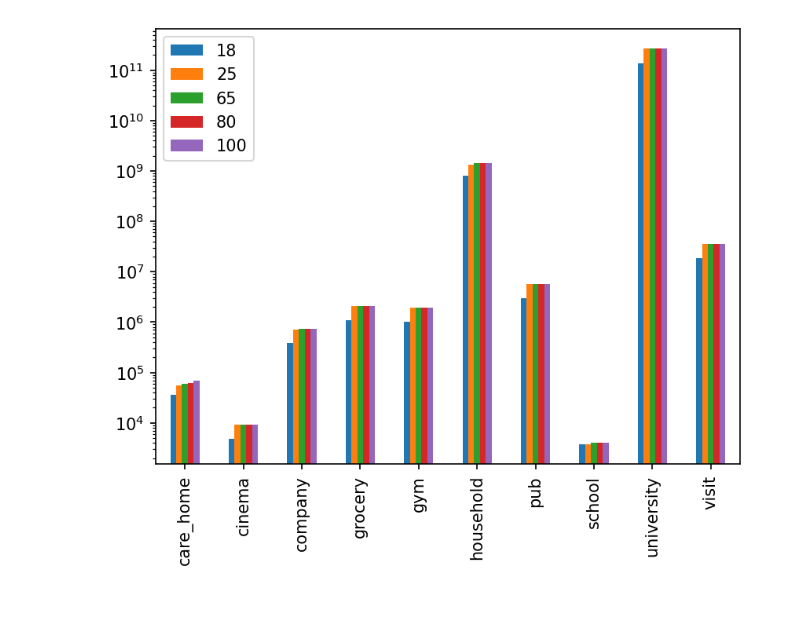
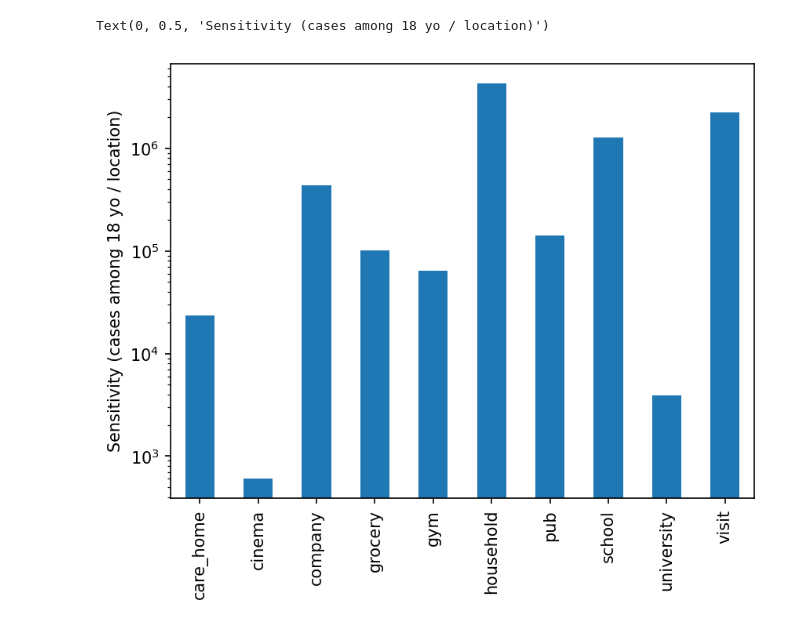
Before and after one commit to LargeAgentCollider/torch_june_analyser, a Jupyter notebook: notebooks/tests.ipynb, the cells around one changed output. Drawn from its saved outputs; the diff is of its cells as text; code cells hidden in the pictures.

```diff
--- a/notebooks/tests.ipynb
+++ b/notebooks/tests.ipynb
@@ -13,3 +13,5 @@ import matplotlib.pyplot as plt
 # %%
-an = Analyser.from_file("../../GradABM/Data/June/best_run.yaml")
+cc = yaml.safe_load(open("../../GradABM/Data/June/best_run.yaml"))
+cc["system"]["device"] = "cpu"
+an = Analyser.from_parameters(cc)
 an.run()
@@ -18 +18,3 @@ AttributeError: 'NodeStorage' object has no attribute 'ethnicity'
+# %%
+date = "2020-03-14"
 # %%
@@ -27,9 +42,15 @@ ax.set_yscale("log")
 # %%
-dd = an.get_gradient_cases_by_age_location("2020-05-01")
+dd = an.get_gradient_cases_by_age_location(date)
 # %%
 df = pd.DataFrame(dd)
 fig, ax = plt.subplots()
+df = df[18]
 df.plot.bar(ax=ax)
 ax.set_yscale("log")
+#ax.set_ylabel(r"$\frac{\mathrm{d}\mathrm{cases}_i}{\mathrm{d}\beta_j}$")
+ax.set_ylabel(r"Sensitivity (cases among 18 yo / location)")
+
+#ax.legend(title = "People aged <", loc="center left", bbox_to_anchor=(1, 0.5))
 # %% [output]
+Text(0, 0.5, 'Sensitivity (cases among 18 yo / location)')
-[figure, old version]
+[figure, new version]
```
Also changed, not shown: parts of 23 cells of this notebook, 2 other files.
